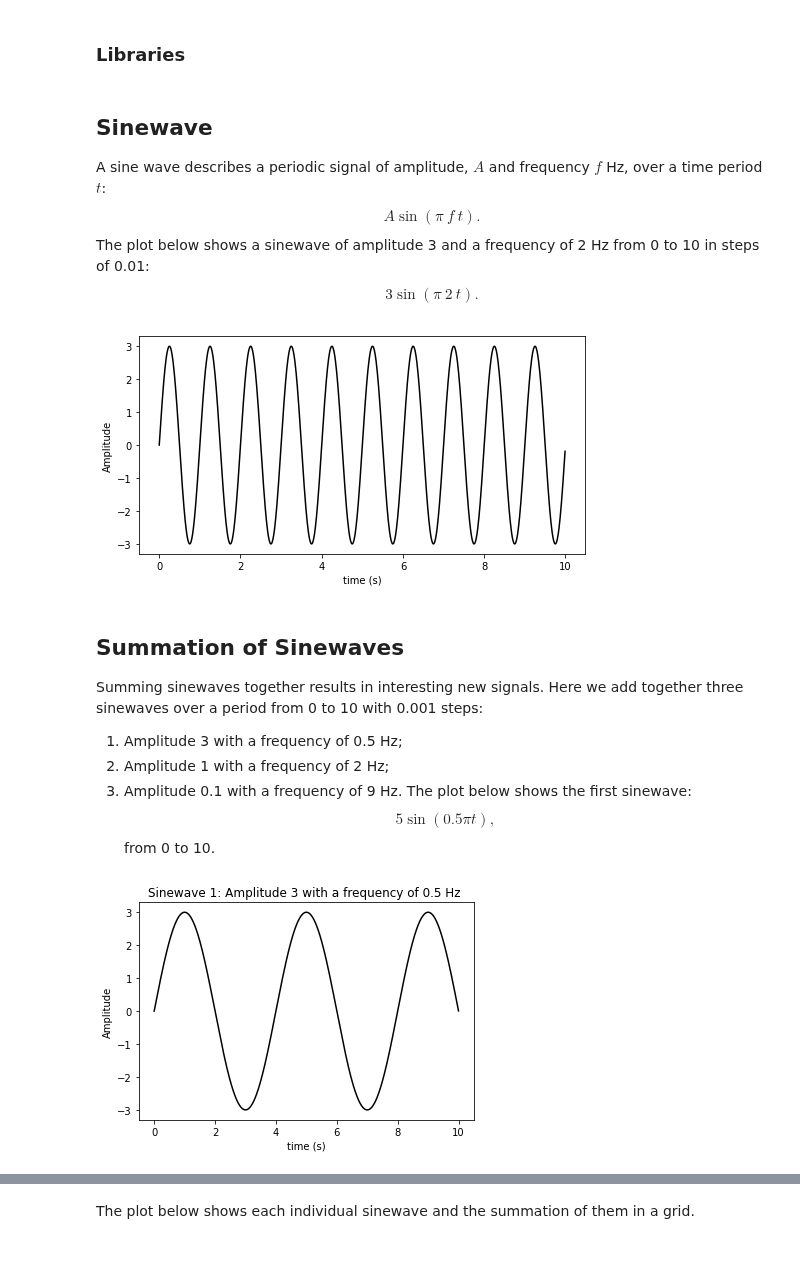
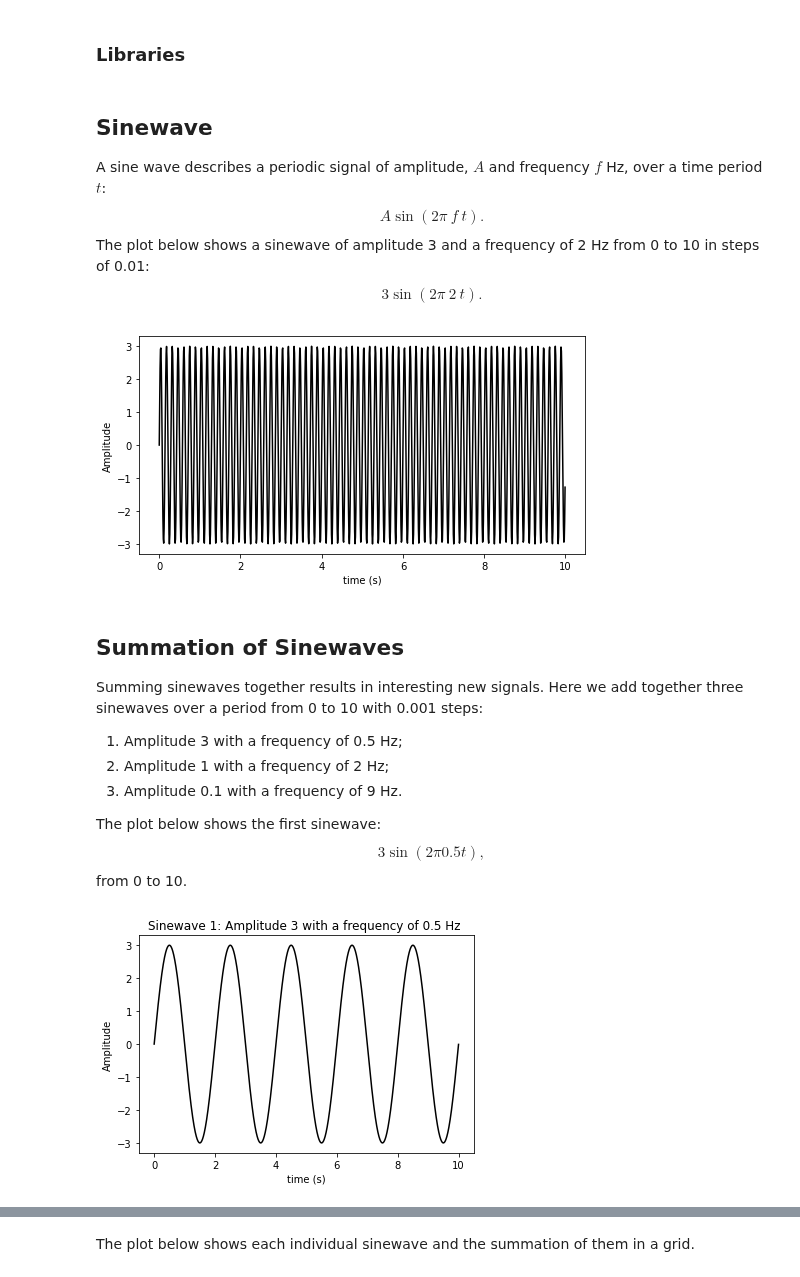
Before and after one commit to john-s-butler-dit/Basic-Introduction-to-Python, a Jupyter notebook: W2T4 Frequencies .ipynb, the cells around one changed output, grey strips where cells are left out. Saved outputs shown, nothing was run; the diff lists cells and outputs as text; code cells hidden in the pictures.

```diff
--- a/W2T4 Frequencies .ipynb
+++ b/W2T4 Frequencies .ipynb
@@ -18,24 +18,24 @@ warnings.filterwarnings("ignore")
 # %% [markdown]
 ## Sinewave
 A sine wave describes a periodic signal of amplitude, $A$ and frequency $f$ Hz, over a time period $t$:
-$$ A\sin(\pi \ f \  t). $$
+$$ A\sin(2\pi \ f \  t). $$
 The plot below shows a sinewave of amplitude 3 and a frequency of 2 Hz from 0 to 10 in steps of 0.01:
-$$ 3\sin(\pi \ 2 \  t). $$
+$$ 3\sin(2\pi \ 2 \  t). $$
 # %%
 time=np.arange(0,10,0.01)
 Amplitude=3
-freq=2
+freq=7
 
-Sinewave=Amplitude*np.sin(np.pi*freq*time)
+Sinewave=Amplitude*np.sin(2*np.pi*freq*time)
 
 
 fig = plt.figure(figsize=(8,4)) # This setups the size of the figure
 plt.plot(time,Sinewave,'-',color='black')
 plt.xlabel('time (s)')
 plt.ylabel('Amplitude')
 plt.show() # This plots the figure
 # %% [output]
-[figure, old version]
+[figure, new version]
 # %% [markdown]
 ## Summation of Sinewaves
 Summing sinewaves together results in interesting new signals.
@@ -43,8 +43,10 @@ Here we add together three sinewaves over a period from 0 to 10 with 0.001 steps
 1. Amplitude 3 with a frequency of 0.5 Hz;
 2. Amplitude 1 with a frequency of 2 Hz;
 3. Amplitude 0.1 with a frequency of 9 Hz.
+
+
 The plot below shows the first sinewave:
-$$ 5 \sin(0.5 \pi t), $$
+$$ 3 \sin(2  \pi 0.5 t), $$
 from 0 to 10.
 # %%
 time=np.arange(0,10,0.001)
@@ -53,7 +55,7 @@ time=np.arange(0,10,0.001)
 Amplitude1=3
 freq1=0.5
 
-Sinewave1=Amplitude1*np.sin(np.pi*freq1*time)
+Sinewave1=Amplitude1*np.sin(2*np.pi*freq1*time)
 
 fig = plt.figure(figsize=(6,4)) # This setups the size of the figure
 
@@ -63,6 +65,6 @@ plt.ylabel('Amplitude')
 plt.title('Sinewave 1: Amplitude 3 with a frequency of 0.5 Hz ')
 plt.show()
 # %% [output]
-[figure, old version]
+[figure, new version]
 # %% [markdown]
 The plot below shows the second sinewave:
```
Also changed, not shown: parts of 7 cells of this notebook.
